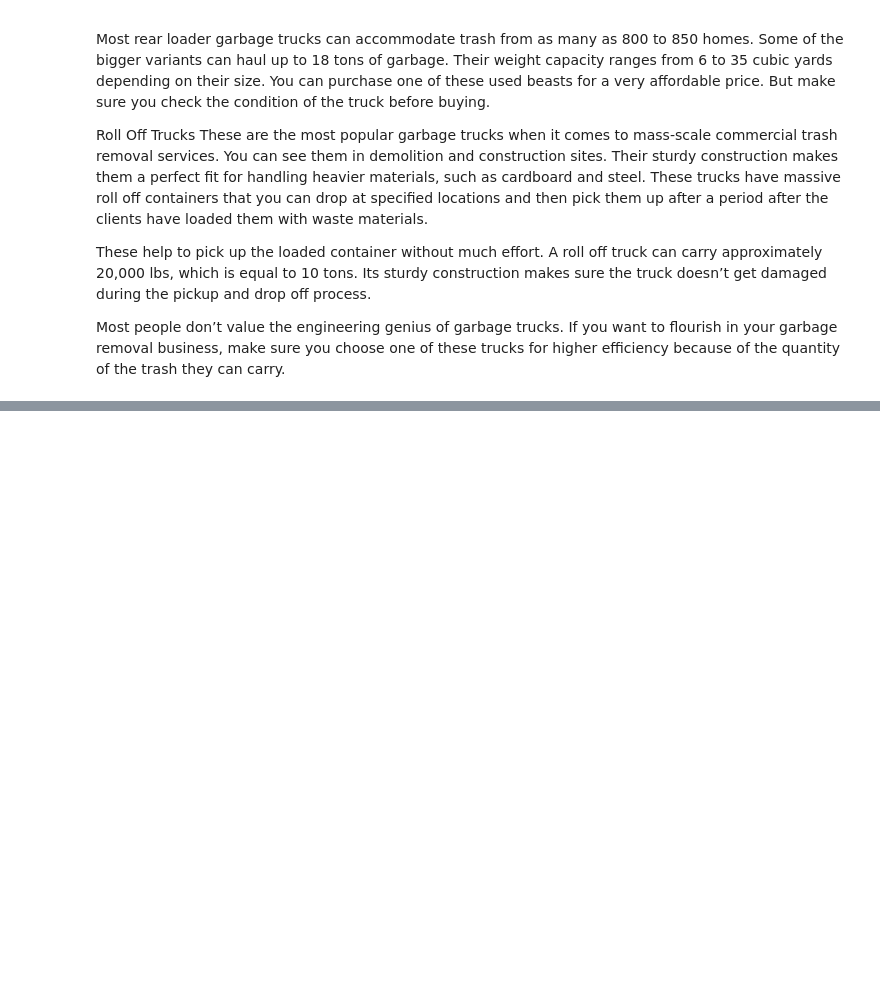
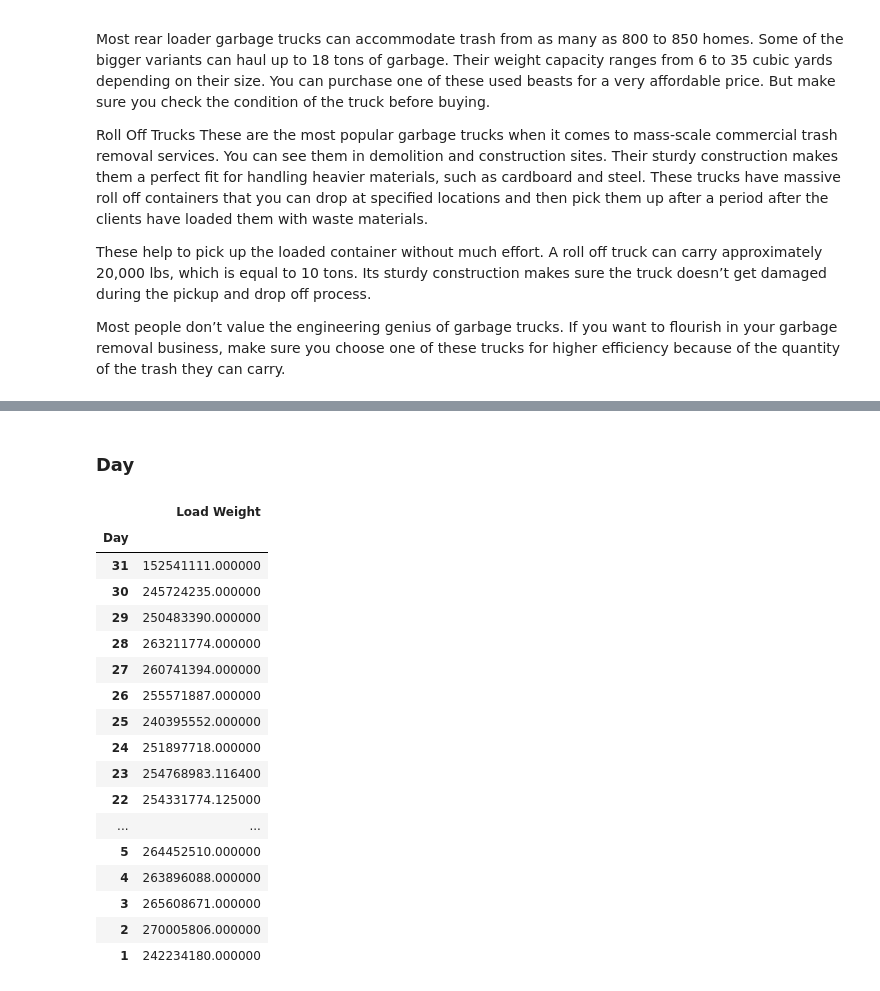
Before and after one commit to Pravallika-Myneni/world_data_league_2022, a Jupyter notebook: stage_one/garbage_collection.ipynb, the cells around one changed output, grey strips where cells are left out. Drawn from its saved outputs; the diff is of its cells as text; code cells hidden in the pictures; blank space fills up the shorter version.

```diff
--- a/stage_one/garbage_collection.ipynb
+++ b/stage_one/garbage_collection.ipynb
@@ -285,0 +394,26 @@ weightsum_by_dropoff.sort_values(by= "Load Weight", ascending= False)
+# %% [markdown]
+### Day
+# %%
+weightsum_by_day = data[["Load Weight", "Day"]].groupby(by = "Day").sum()
+weightmean_by_day = data[["Load Weight", "Day"]].groupby(by = "Day").mean()
+# %%
+weightsum_by_day.sort_values(by= "Day", ascending= False)
+# %% [output]
+|  | Load Weight |
+| Day |  |
+| 31 | 152541111.000000 |
+| 30 | 245724235.000000 |
+| 29 | 250483390.000000 |
+| 28 | 263211774.000000 |
+| 27 | 260741394.000000 |
+| 26 | 255571887.000000 |
+| 25 | 240395552.000000 |
+| 24 | 251897718.000000 |
+| 23 | 254768983.116400 |
+| 22 | 254331774.125000 |
+| ... | ... |
+| 5 | 264452510.000000 |
+| 4 | 263896088.000000 |
+| 3 | 265608671.000000 |
+| 2 | 270005806.000000 |
+| 1 | 242234180.000000 |
```
Also changed, not shown: parts of 41 cells of this notebook, 4 other files.
